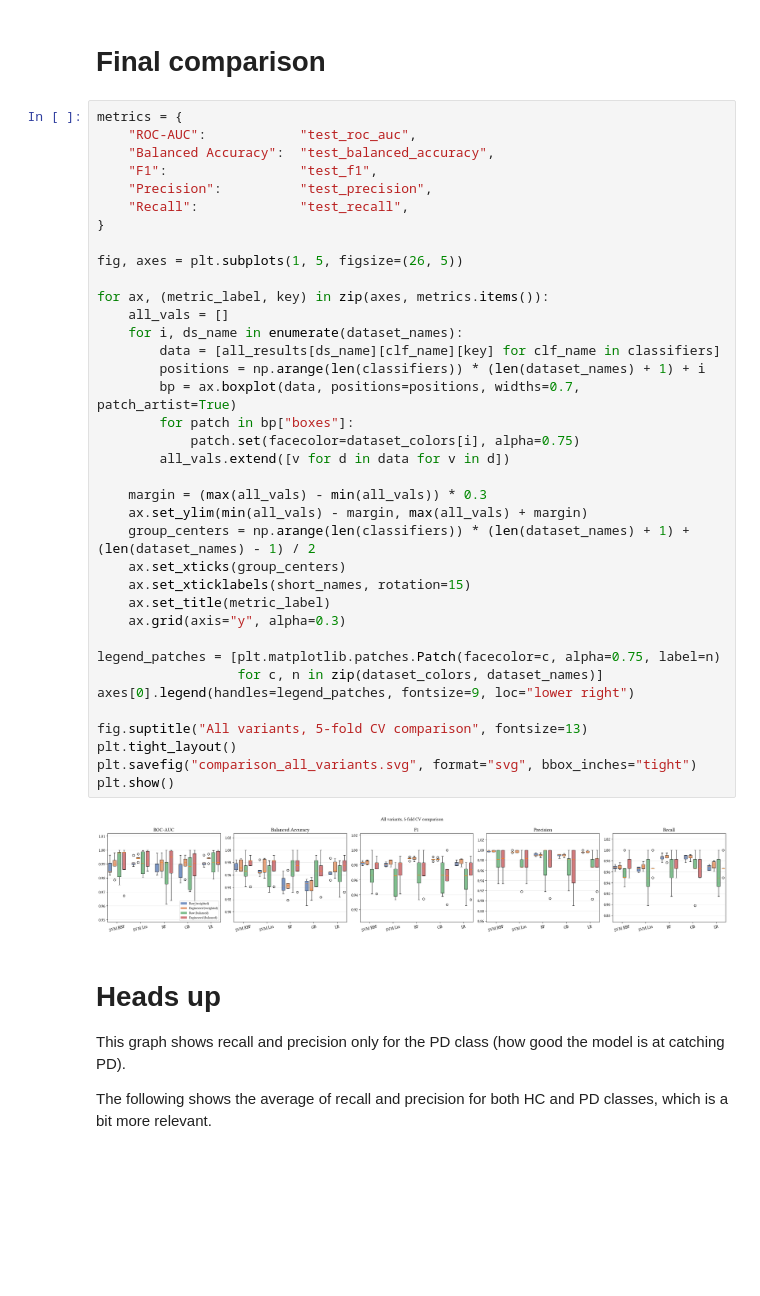
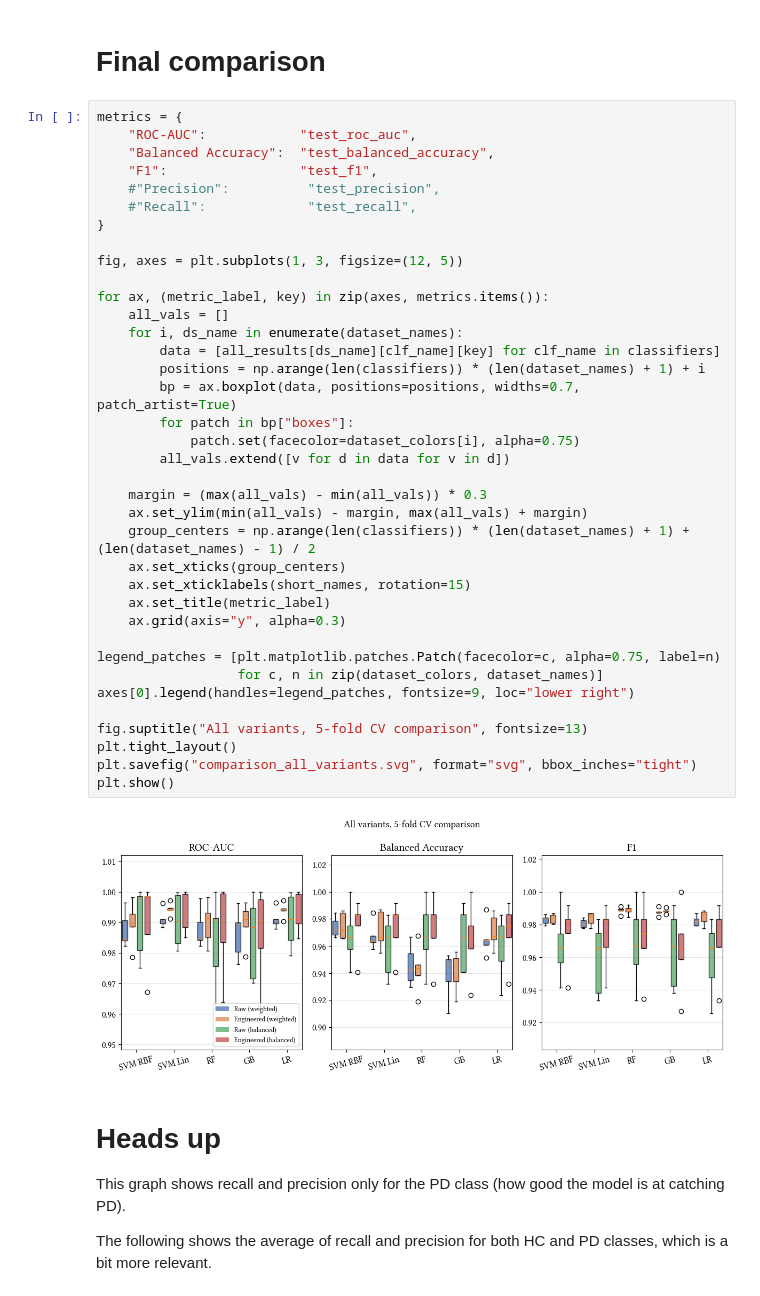
Before and after one commit to arnauKL/pd_datscan_cnn_thesis, a Jupyter notebook: cassic_ml/classic.ipynb, the cells around one changed output. Cells and saved outputs as stored; diff of their text form; blank space fills up the shorter version.

Commit message:
plotting scripts

```diff
--- a/cassic_ml/classic.ipynb
+++ b/cassic_ml/classic.ipynb
@@ -671,40 +650,40 @@ metrics = {
     "ROC-AUC":            "test_roc_auc",
     "Balanced Accuracy":  "test_balanced_accuracy",
     "F1":                 "test_f1",
-    "Precision":          "test_precision",
-    "Recall":             "test_recall",
+    #"Precision":          "test_precision",
+    #"Recall":             "test_recall",
 }
 
-fig, axes = plt.subplots(1, 5, figsize=(26, 5))
+fig, axes = plt.subplots(1, 3, figsize=(12, 5))
 
 for ax, (metric_label, key) in zip(axes, metrics.items()):
     all_vals = []
     for i, ds_name in enumerate(dataset_names):
         data = [all_results[ds_name][clf_name][key] for clf_name in classifiers]
         positions = np.arange(len(classifiers)) * (len(dataset_names) + 1) + i
         bp = ax.boxplot(data, positions=positions, widths=0.7, patch_artist=True)
         for patch in bp["boxes"]:
             patch.set(facecolor=dataset_colors[i], alpha=0.75)
         all_vals.extend([v for d in data for v in d])
 
     margin = (max(all_vals) - min(all_vals)) * 0.3
     ax.set_ylim(min(all_vals) - margin, max(all_vals) + margin)
     group_centers = np.arange(len(classifiers)) * (len(dataset_names) + 1) + (len(dataset_names) - 1) / 2
     ax.set_xticks(group_centers)
     ax.set_xticklabels(short_names, rotation=15)
     ax.set_title(metric_label)
     ax.grid(axis="y", alpha=0.3)
 
 legend_patches = [plt.matplotlib.patches.Patch(facecolor=c, alpha=0.75, label=n)
                   for c, n in zip(dataset_colors, dataset_names)]
 axes[0].legend(handles=legend_patches, fontsize=9, loc="lower right")
 
 fig.suptitle("All variants, 5-fold CV comparison", fontsize=13)
 plt.tight_layout()
 plt.savefig("comparison_all_variants.svg", format="svg", bbox_inches="tight")
 plt.show()
 # %% [output]
-[figure, old version]
+[figure, new version]
 # %% [markdown]
 # Heads up
 
```
Also changed, not shown: parts of 6 cells of this notebook, 15 other files.
